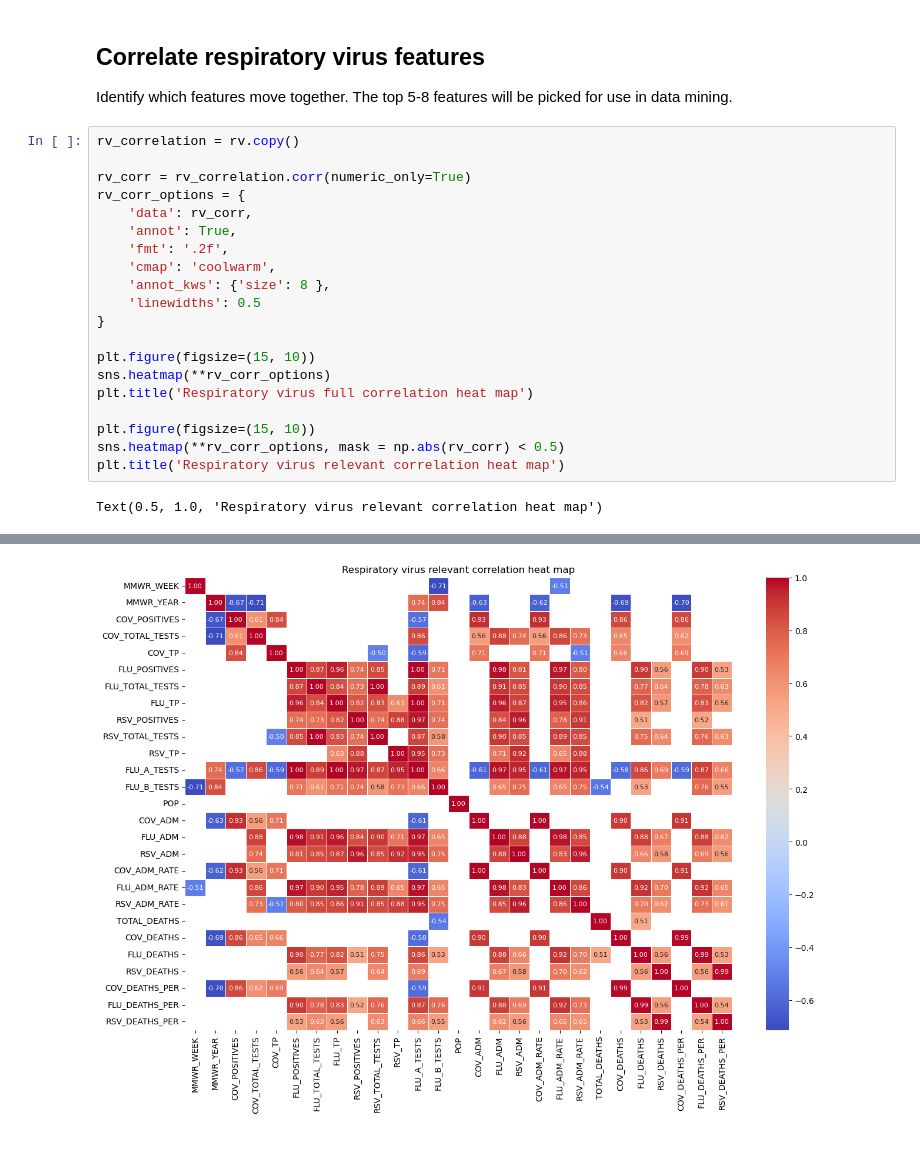
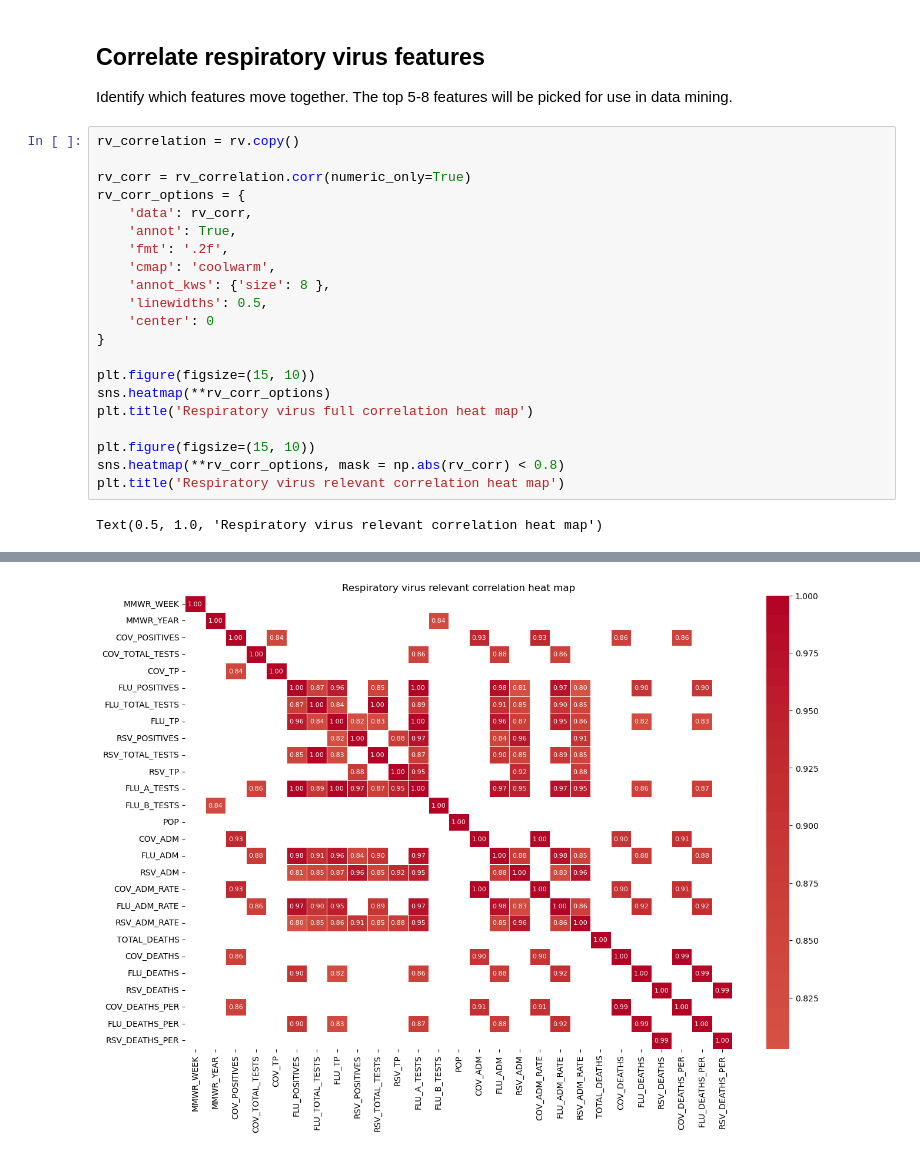
Before and after one commit to ianbunag/cmpe-255-data-mining-project, a Jupyter notebook: 03-08-eda-respiratory-virus-dashboard.ipynb, the cells around one changed output, grey strips where cells are left out. Drawn from its saved outputs; the diff is of its cells as text.

```diff
--- a/03-08-eda-respiratory-virus-dashboard.ipynb
+++ b/03-08-eda-respiratory-virus-dashboard.ipynb
@@ -401,7 +401,8 @@ rv_corr_options = {
     'fmt': '.2f',
     'cmap': 'coolwarm',
     'annot_kws': {'size': 8 },
-    'linewidths': 0.5
+    'linewidths': 0.5,
+    'center': 0
 }
 
 plt.figure(figsize=(15, 10))
@@ -409,7 +410,7 @@ sns.heatmap(**rv_corr_options)
 plt.title('Respiratory virus full correlation heat map')
 
 plt.figure(figsize=(15, 10))
-sns.heatmap(**rv_corr_options, mask = np.abs(rv_corr) < 0.5)
+sns.heatmap(**rv_corr_options, mask = np.abs(rv_corr) < 0.8)
 plt.title('Respiratory virus relevant correlation heat map')
 # %% [output]
 Text(0.5, 1.0, 'Respiratory virus relevant correlation heat map')
@@ -417 +418 @@ Text(0.5, 1.0, 'Respiratory virus relevant correlation heat map')
-[figure, old version]
+[figure, new version]
```
Also changed, not shown: parts of 3 cells of this notebook.
